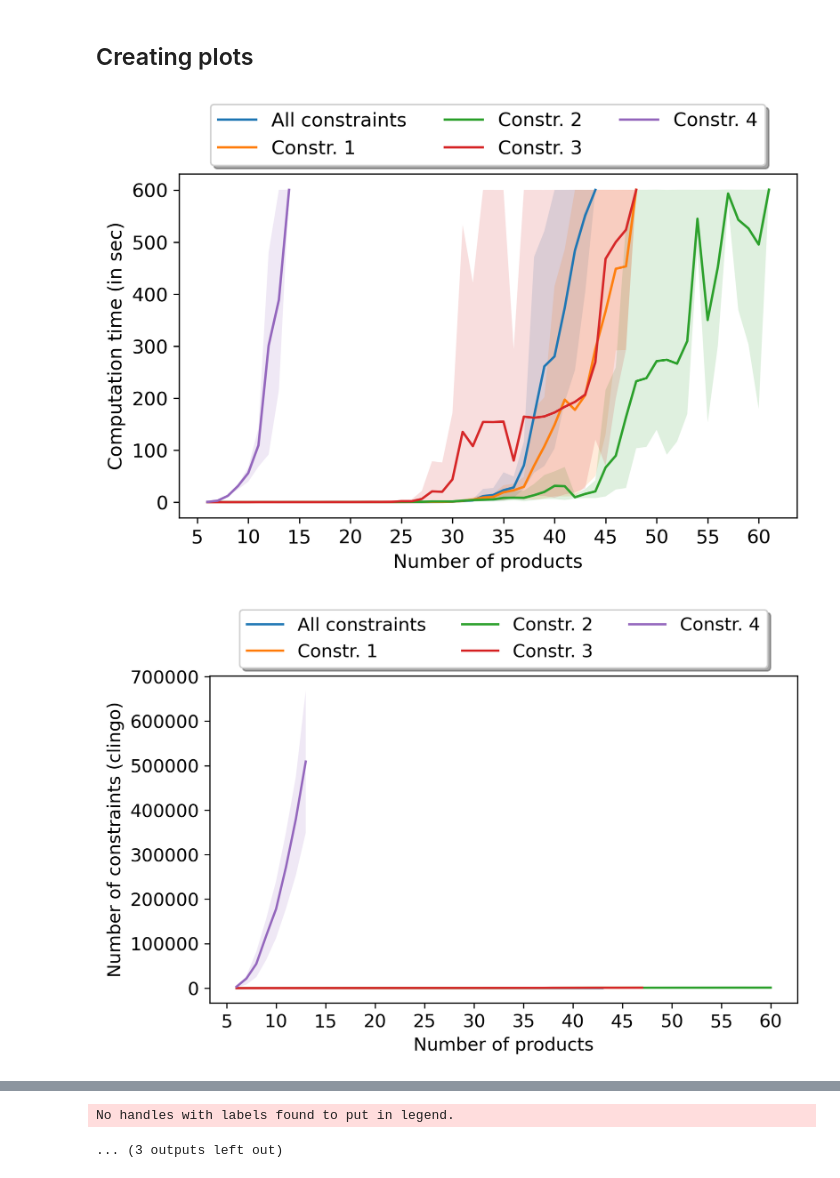
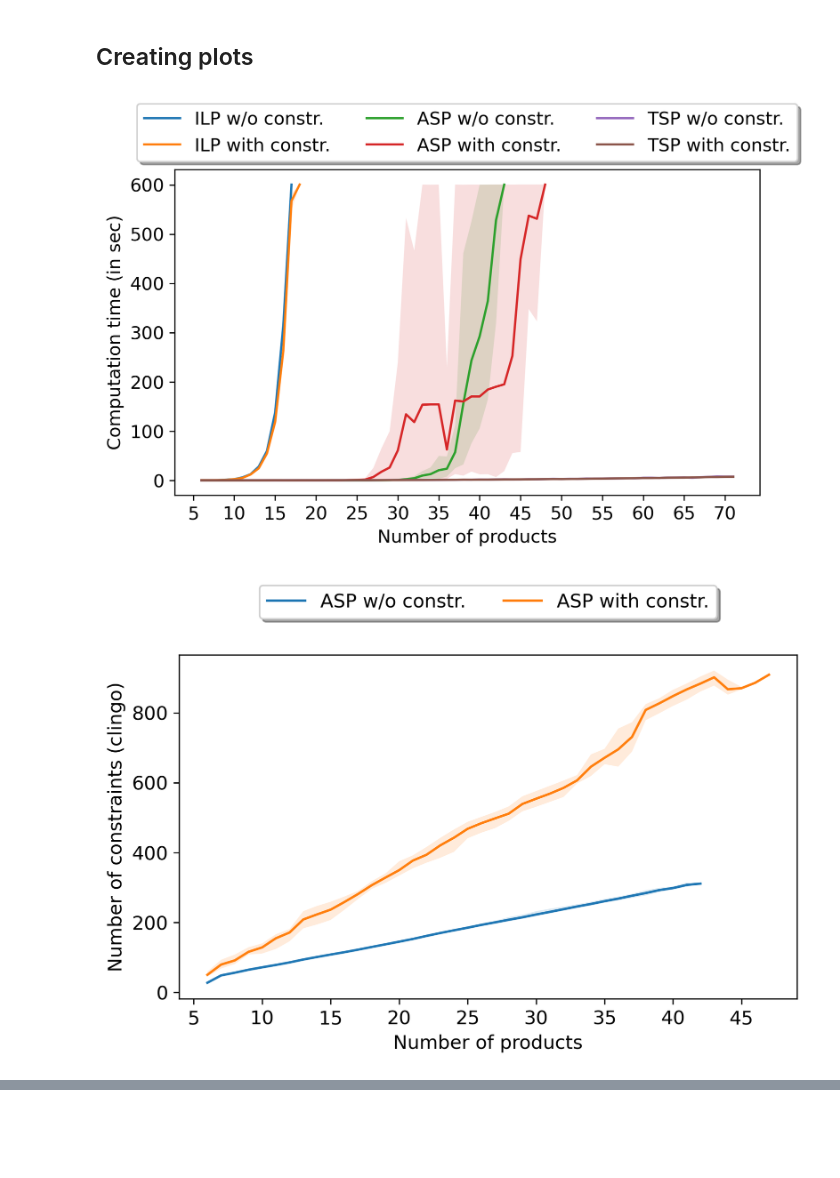
Before and after one commit to dim35216/product-ordering, a Jupyter notebook: src/experiment/visualize.ipynb, the cells around one changed output, grey strips where cells are left out. Saved outputs shown, nothing was run; the diff lists cells and outputs as text; code cells hidden in the pictures; blank space fills up the shorter version.

```diff
--- a/src/experiment/visualize.ipynb
+++ b/src/experiment/visualize.ipynb
@@ -12,7 +12,7 @@ plt.rcParams['figure.dpi'] = 300
 # %% [markdown]
 ### Fetching the results file
 # %%
-results_file = os.path.join(EXPERIMENTS_FOLDER, 'results', 'results_lp_advanced_all.csv')
+results_file = os.path.join(EXPERIMENTS_FOLDER, 'results', 'results_0_3_constraints.csv')
 # %%
 column_names = [
     'NumProducts',
@@ -170,38 +200,54 @@ for approach in approaches:
 # %% [markdown]
 ## Creating plots
 # %%
+# labels = {
+#     0: 'All constraints',
+#     1: 'Constr. 1',
+#     2: 'Constr. 2',
+#     3: 'Constr. 3',
+#     4: 'Constr. 4'
+# }
+
 labels = {
-    0: 'All constraints',
-    1: 'Constr. 1',
-    2: 'Constr. 2',
-    3: 'Constr. 3',
-    4: 'Constr. 4'
+    'lp_advanced': {
+        0: 'ASP w/o constr.', 3: 'ASP with constr.'
+    },
+    'tsp': {
+        0: 'TSP w/o constr.', 3: 'TSP with constr.'
+    },
+    'ilp': {
+        0: 'ILP w/o constr.', 3: 'ILP with constr.'
+    }
 }
 # %%
 for metric, ylabel in metrics.items():
     plt.figure(figsize=(7, 4))
     # plt.title(f'Computational experiment (Metric {metric})', fontsize=12)
     plt.xticks(range(5, max(numProducts) + 1, 5), fontsize=12)
     plt.yticks(fontsize=12)
     plt.xlabel('Number of products', fontsize=12)
     plt.ylabel(ylabel, fontsize=12)
 
     for approach in approaches:
+        if approach == 'lp_normal':
+            continue
+
         for consider_constraints in consider_constraints_options:
             if len(data[approach][consider_constraints][metric]['numProducts']) > 0:
                 plt.plot(
                     data[approach][consider_constraints][metric]['numProducts'],
                     data[approach][consider_constraints][metric]['means'],
                     # label=f'{approach}_{consider_constraints}')
-                    label=labels[consider_constraints])
+                    # label=labels[consider_constraints])
+                    label=labels[approach][consider_constraints])
                 plt.fill_between(
                     data[approach][consider_constraints][metric]['numProducts'],
                     data[approach][consider_constraints][metric]['lbs'],
                     data[approach][consider_constraints][metric]['ubs'],
                     alpha=0.15)
 
     plt.legend(fontsize=12, loc='upper center', bbox_to_anchor=(0.5, 1.23), ncol=3, fancybox=True, shadow=True)
     plt.show()
 # %% [output]
-[figure, old version]
+[figure, new version]
-[figure, old version]
+[figure, new version]
@@ -217,2 +262,0 @@ for metric, ylabel in metrics.items():
-No handles with labels found to put in legend.
-... (3 outputs left out)
```
Also changed, not shown: parts of 8 cells of this notebook, 10 other files.
